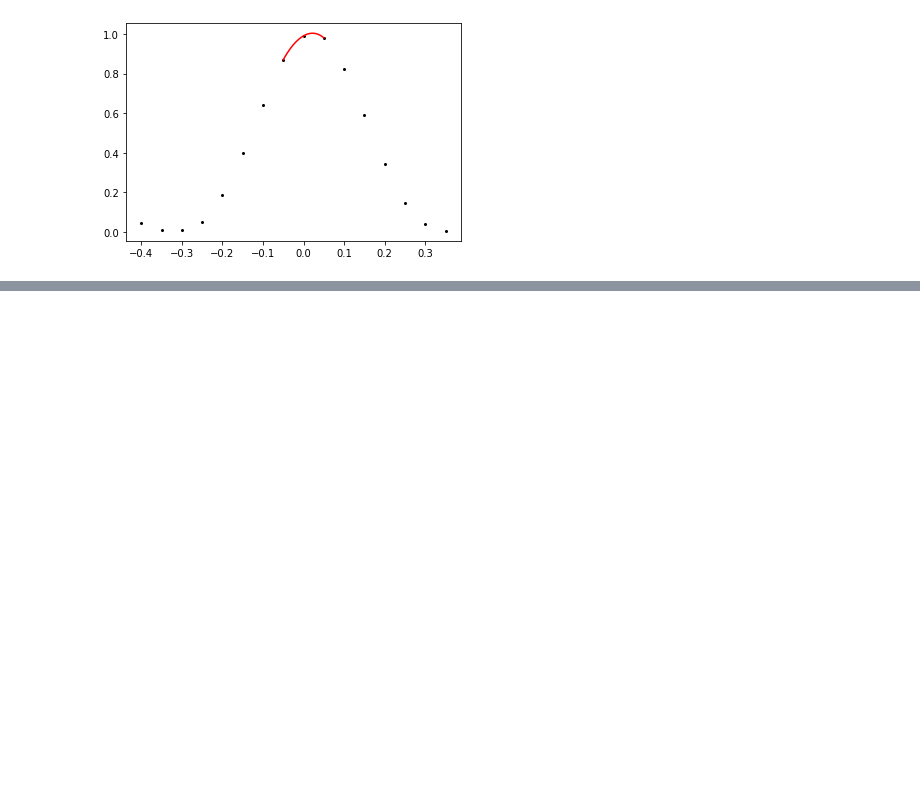
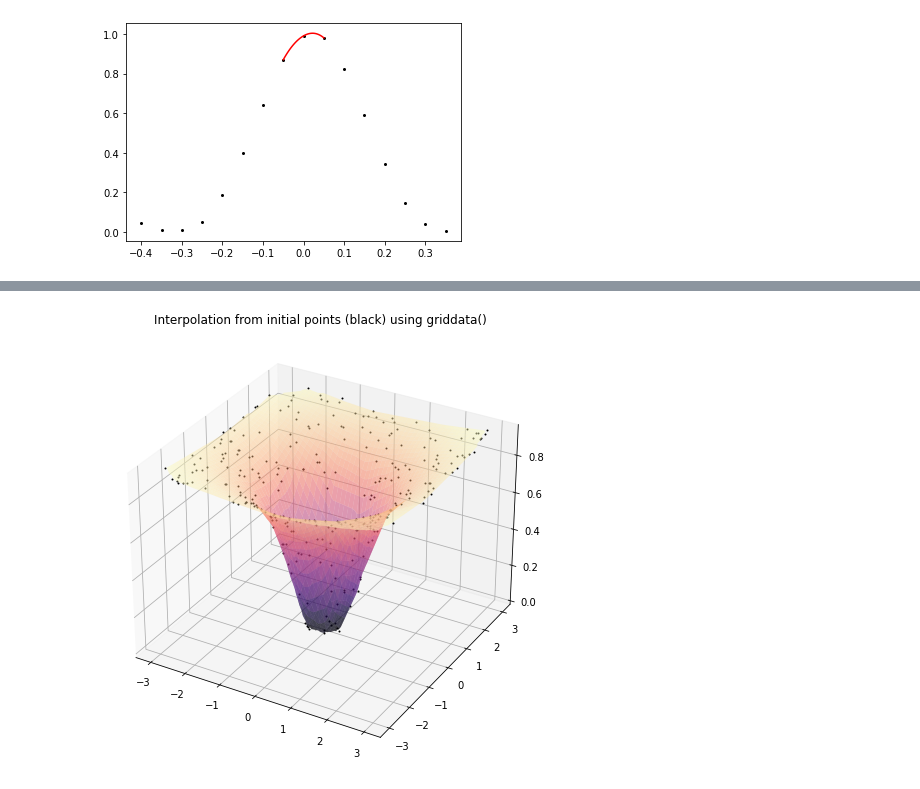
Before and after one commit to bsaintmichel/python-zero, a Jupyter notebook: Application_C_Scipy.ipynb, the cells around one changed output, grey strips where cells are left out. Cells and saved outputs as stored; diff of their text form; code cells hidden in the pictures; blank space fills up the shorter version.

```diff
--- a/Application_C_Scipy.ipynb
+++ b/Application_C_Scipy.ipynb
@@ -376,0 +447,23 @@ Ce procédé de détection _sub-pixel_ de maxima est tout à fait applicable aux
+# %%
+import numpy as np
+import scipy.interpolate as spint
+import matplotlib.pyplot as plt
+
+xy = 6*np.random.uniform(size=(300,2))-3            # Arbitrary (x,y) coordinates between -3 and 3
+data = np.exp(-1/( (xy[:,0])**2 + (xy[:,1])**2))    # Well-shaped function :-)
+
+interp_range = np.linspace(-3,3,100)
+X_i, Y_i = np.meshgrid(interp_range, interp_range)      # Create 2d grid of X, Y coordinates
+xy_i = np.transpose([np.ravel(X_i), np.ravel(Y_i)])     # Create P x 2 list of (x,y) coordinates
+data_i = spint.griddata(xy, data, xy_i)                 # Interpolate the data
+data_i_grid = np.reshape(data_i, X_i.shape)             # Put the interpolated data back on a grid
+
+# 3d figure plotting
+fig = plt.figure(figsize=[10,8])
+ax = fig.add_subplot(projection='3d')
+ax.plot(xy[:,0], xy[:,1], data, 'k.', markersize=2)
+ax.plot_surface(X_i, Y_i, data_i_grid, cmap='magma', alpha=0.5)
+ax.set_title('Interpolation from initial points (black) using griddata()')
+plt.show()
+# %% [output]
+[figure, added]
```
Also changed, not shown: parts of 16 cells of this notebook, 3 other files.
